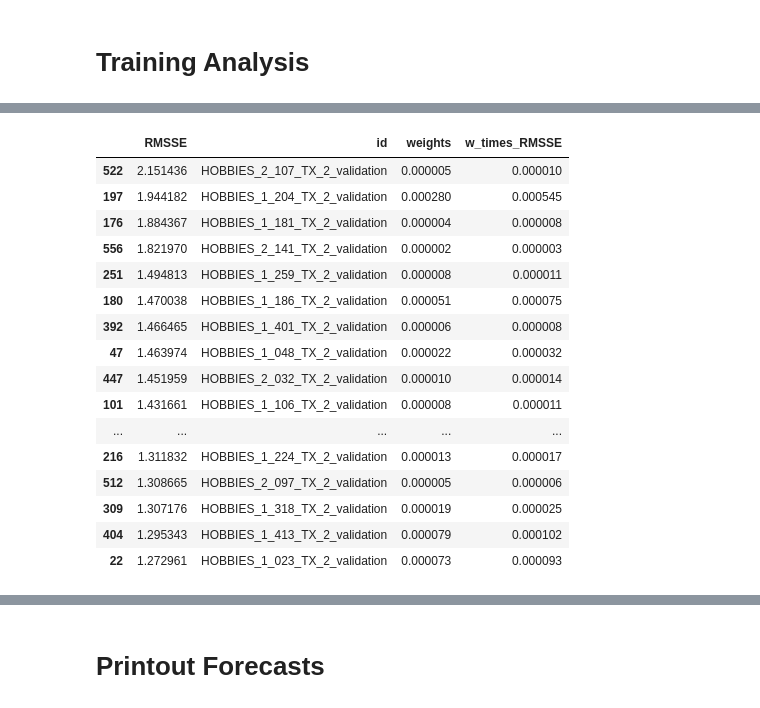
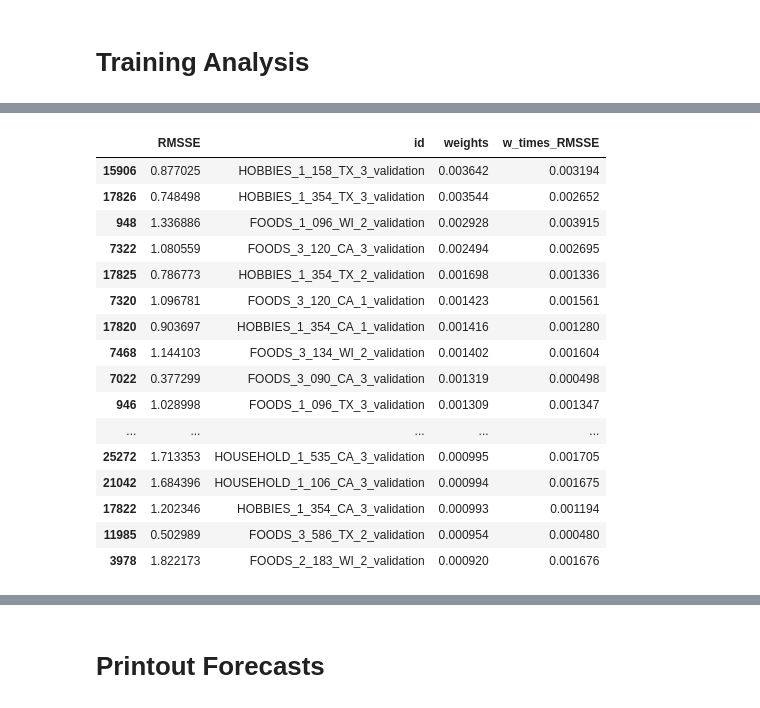
Before and after one commit to dominicdoerig/predicting-sales-data, a Jupyter notebook: m5_challenge/06_gbm_forecasting.ipynb, the cells around one changed output, grey strips where cells are left out. Cells and saved outputs as stored; diff of their text form; code cells hidden in the pictures.

```diff
--- a/m5_challenge/06_gbm_forecasting.ipynb
+++ b/m5_challenge/06_gbm_forecasting.ipynb
@@ -220,27 +229,26 @@ Training for cat_id 0 | wday 5 took 0.01 minutes.
 # %%
+
+
+# keep date here, drop later
 x_pred = df_merged[(df_merged['data_type'] == 'validation')][features]
 x_pred['y_pred'] = np.nan
 
+
 for cat in x_pred.cat_id.drop_duplicates():
-    for wday in x_pred.wday.drop_duplicates():
-        mod = lgb.Booster(
-            model_file=f'{models_path}gbm_cat_id_{cat}_wday_{wday}_{prefix}.txt'
-        )
-        x_pred.loc[(x_pred.wday == wday) & (x_pred.cat_id == cat),'y_pred']= mod.predict(x_pred.loc[
-                x_pred.cat_id == cat].loc[x_pred.wday == wday][features])
+    mod = lgb.Booster(model_file=f'{models_path}gbm_cat_id_{cat}_{prefix}.txt')
+    x_pred.loc[x_pred.cat_id == cat,'y_pred'] = mod.predict(x_pred.loc[x_pred.cat_id == cat][features])
 # %% [markdown]
 # Training Analysis
 # %%
 for cat in x_pred.cat_id.drop_duplicates():
-    for wday in x_pred.wday.drop_duplicates():
-        print(f'\n ***** Computation for cat_id {cat} | wday {wday} *****')
+    print('\n ***** Computation for cat_id ', cat, '*****')
 
-        mod = lgb.Booster(model_file=f'{models_path}gbm_cat_id_{cat}_wday_{wday}_{prefix}.txt')
-        evals = pickle.load(open(f'{models_path}evals_result_cat_id_{cat}_wday_{wday}_{prefix}.pkl', 'rb'))
+    mod = lgb.Booster(model_file=f'{models_path}gbm_cat_id_{cat}_{prefix}.txt')
+    evals = pickle.load(open(f'{models_path}evals_result_cat_id_{cat}_{prefix}.pkl', 'rb'))
 
-        ax = lgb.plot_metric(evals)
-        plt.show()
+    ax = lgb.plot_metric(evals)
+    plt.show()
 
-        ax = lgb.plot_importance(mod, figsize=(10,8))
-        plt.show()
+    ax = lgb.plot_importance(mod, figsize=(10,8))
+    plt.show()
 # %% [output]
@@ -262,18 +266,15 @@ for cat in x_pred.cat_id.drop_duplicates():
 # %%
 # compute forecasts, error and map it to df_merged to get ids
+
+# create validation set containing all categories
 df_tmp = df_merged.loc[df_merged['data_type'] ==
                           'train'].loc[df_merged['date'] > '2016-03-27'][features].copy()
 df_tmp['y_true'] = df_merged.loc[df_merged['data_type'] ==
                           'train'].loc[df_merged['date'] > '2016-03-27']['sale'].copy()
 
-for cat in x_pred.cat_id.drop_duplicates():
-    for wday in x_pred.wday.drop_duplicates():
-        mod = lgb.Booster(
-            model_file=f'{models_path}gbm_cat_id_{cat}_wday_{wday}_{prefix}.txt'
-        )
-        df_tmp.loc[(df_tmp.wday == wday) & (df_tmp.cat_id == cat),'y_pred']= mod.predict(df_tmp.loc[
-                df_tmp.cat_id == cat].loc[df_tmp.wday == wday][features])
-
+for cat in df_tmp.cat_id.drop_duplicates():
+    mod = lgb.Booster(model_file=f'{models_path}gbm_cat_id_{cat}_{prefix}.txt')
+    df_tmp.loc[df_tmp.cat_id == cat,'y_pred'] = mod.predict(df_tmp.loc[df_tmp.cat_id == cat][features])
 
 df_tmp['error'] = (df_tmp.y_true - df_tmp.y_pred)
 df_tmp = df_tmp.merge(df_merged[['id', 'item_id','dept_id','cat_id', 'store_id', 'state_id']].drop_duplicates())
@@ -324,23 +325,23 @@ WRMSSE = 0.01196
 # %%
 # show RMSSE and corresponding weights
-rmsse_df.sort_values(by='RMSSE', ascending=False).head(20)
+rmsse_df.sort_values(by='weights', ascending=False).head(20)
 # %% [output]
 |  | RMSSE | id | weights | w_times_RMSSE |
-| 522 | 2.151436 | HOBBIES_2_107_TX_2_validation | 0.000005 | 0.000010 |
-| 197 | 1.944182 | HOBBIES_1_204_TX_2_validation | 0.000280 | 0.000545 |
-| 176 | 1.884367 | HOBBIES_1_181_TX_2_validation | 0.000004 | 0.000008 |
-| 556 | 1.821970 | HOBBIES_2_141_TX_2_validation | 0.000002 | 0.000003 |
-| 251 | 1.494813 | HOBBIES_1_259_TX_2_validation | 0.000008 | 0.000011 |
-| 180 | 1.470038 | HOBBIES_1_186_TX_2_validation | 0.000051 | 0.000075 |
-| 392 | 1.466465 | HOBBIES_1_401_TX_2_validation | 0.000006 | 0.000008 |
-| 47 | 1.463974 | HOBBIES_1_048_TX_2_validation | 0.000022 | 0.000032 |
-| 447 | 1.451959 | HOBBIES_2_032_TX_2_validation | 0.000010 | 0.000014 |
-| 101 | 1.431661 | HOBBIES_1_106_TX_2_validation | 0.000008 | 0.000011 |
+| 15906 | 0.877025 | HOBBIES_1_158_TX_3_validation | 0.003642 | 0.003194 |
+| 17826 | 0.748498 | HOBBIES_1_354_TX_3_validation | 0.003544 | 0.002652 |
+| 948 | 1.336886 | FOODS_1_096_WI_2_validation | 0.002928 | 0.003915 |
+| 7322 | 1.080559 | FOODS_3_120_CA_3_validation | 0.002494 | 0.002695 |
+| 17825 | 0.786773 | HOBBIES_1_354_TX_2_validation | 0.001698 | 0.001336 |
+| 7320 | 1.096781 | FOODS_3_120_CA_1_validation | 0.001423 | 0.001561 |
+| 17820 | 0.903697 | HOBBIES_1_354_CA_1_validation | 0.001416 | 0.001280 |
+| 7468 | 1.144103 | FOODS_3_134_WI_2_validation | 0.001402 | 0.001604 |
+| 7022 | 0.377299 | FOODS_3_090_CA_3_validation | 0.001319 | 0.000498 |
+| 946 | 1.028998 | FOODS_1_096_TX_3_validation | 0.001309 | 0.001347 |
 | ... | ... | ... | ... | ... |
-| 216 | 1.311832 | HOBBIES_1_224_TX_2_validation | 0.000013 | 0.000017 |
-| 512 | 1.308665 | HOBBIES_2_097_TX_2_validation | 0.000005 | 0.000006 |
-| 309 | 1.307176 | HOBBIES_1_318_TX_2_validation | 0.000019 | 0.000025 |
-| 404 | 1.295343 | HOBBIES_1_413_TX_2_validation | 0.000079 | 0.000102 |
-| 22 | 1.272961 | HOBBIES_1_023_TX_2_validation | 0.000073 | 0.000093 |
+| 25272 | 1.713353 | HOUSEHOLD_1_535_CA_3_validation | 0.000995 | 0.001705 |
+| 21042 | 1.684396 | HOUSEHOLD_1_106_CA_3_validation | 0.000994 | 0.001675 |
+| 17822 | 1.202346 | HOBBIES_1_354_CA_3_validation | 0.000993 | 0.001194 |
+| 11985 | 0.502989 | FOODS_3_586_TX_2_validation | 0.000954 | 0.000480 |
+| 3978 | 1.822173 | FOODS_2_183_WI_2_validation | 0.000920 | 0.001676 |
 # %%
 # analyse time series (manually)
```
Also changed, not shown: parts of 18 cells of this notebook.
